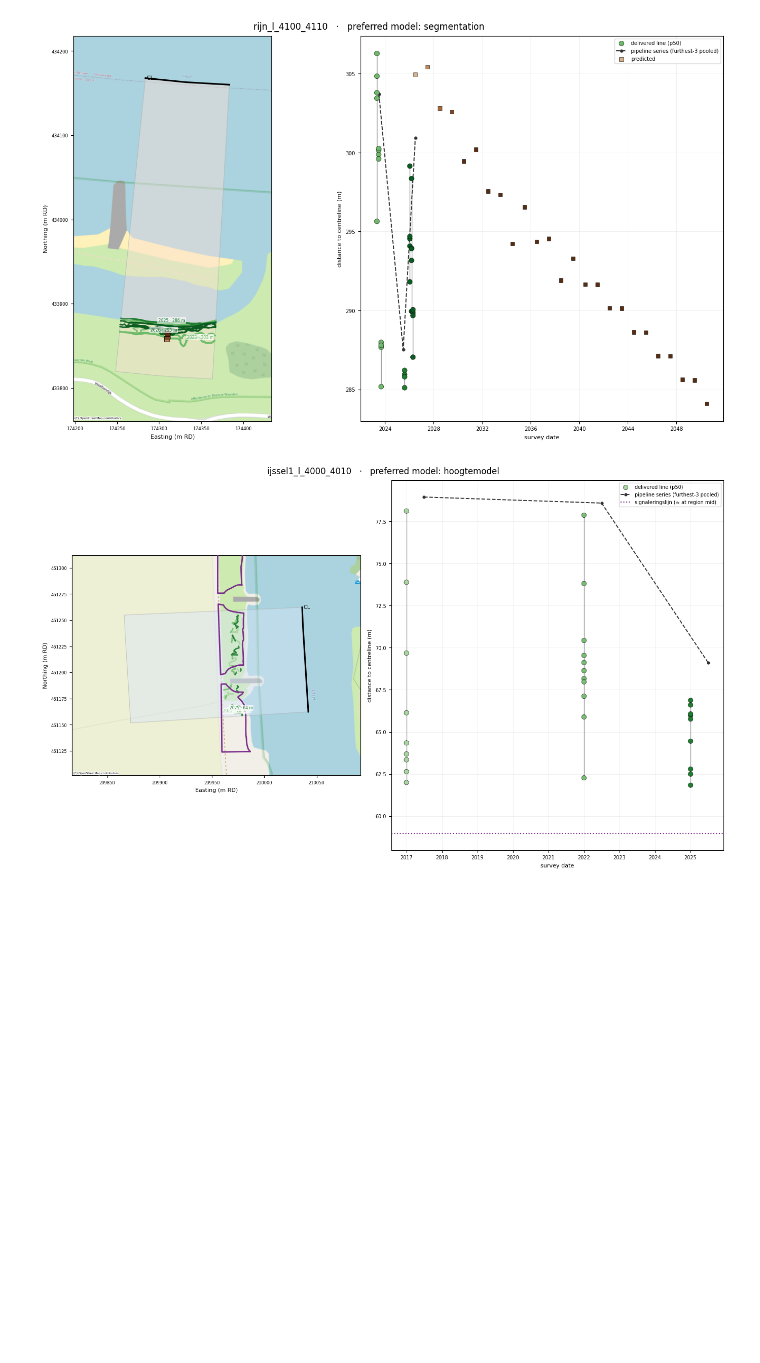
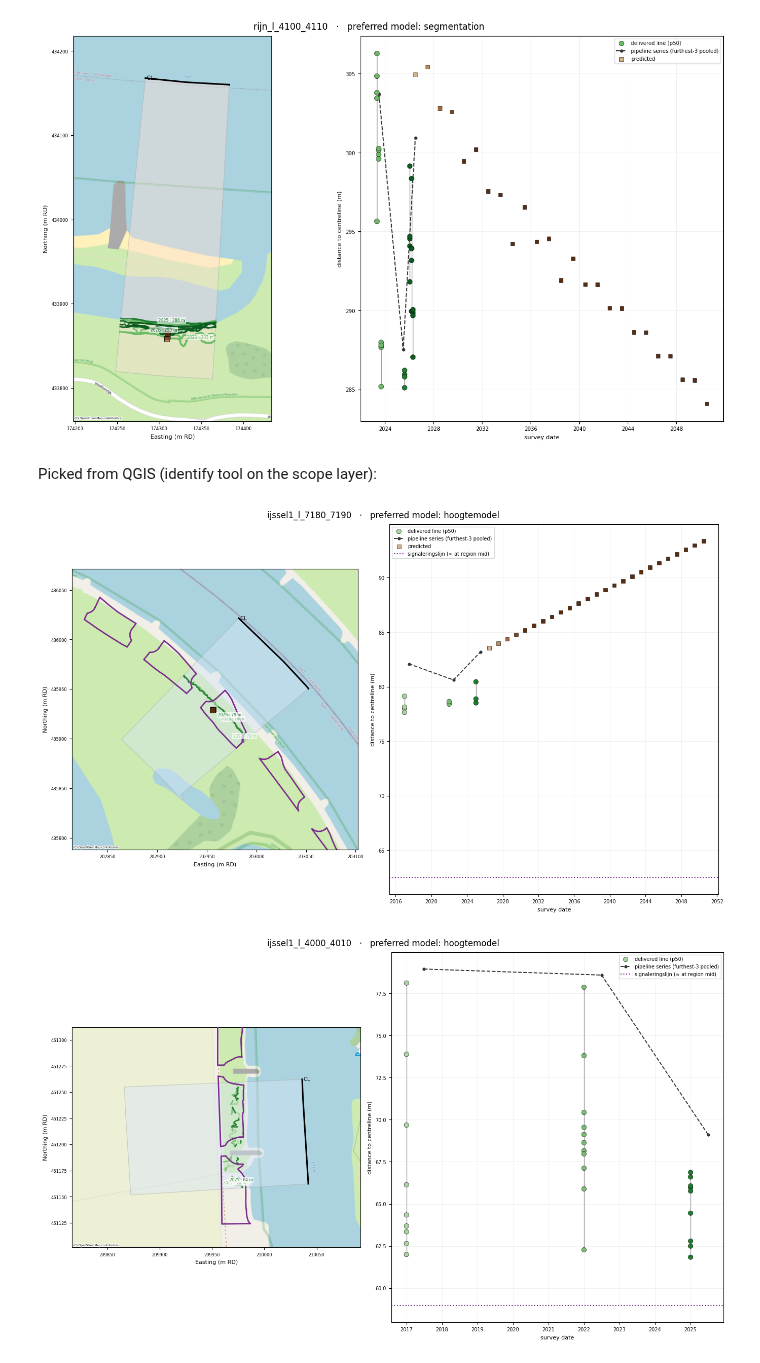
Before and after one commit to HAL24K/wocu-oevererosie, a Jupyter notebook: notebooks/02_region_inspector.ipynb, the cells around one changed output. Drawn from its saved outputs; the diff is of its cells as text; code cells hidden in the pictures; blank space fills up the shorter version.

Commit message:
docs(notebooks): add ijssel1_l_7180_7190 to the inspector examples
Picked from QGIS via the identify tool — a hoogtemodel region on the
IJssel near Olst-Wijhe with patchy VVR polygons and a positive
(eroding) predicted trajectory.

Co-Authored-By: Claude Fable 5 <noreply@anthropic.com>

```diff
--- a/notebooks/02_region_inspector.ipynb
+++ b/notebooks/02_region_inspector.ipynb
@@ -98,6 +98,13 @@ fig = ri.inspect(sam_ok)
 plt.show()
 # %% [output]
 [figure]
+# %% [markdown]
+Picked from QGIS (identify tool on the scope layer):
+# %%
+fig = ri.inspect('ijssel1_l_7180_7190')
+plt.show()
+# %% [output]
+[figure, added]
 # %%
 hm_ok = (healthy[healthy['model'] == 'hoogtemodel']
          .groupby('location_id').size().idxmax())
```
